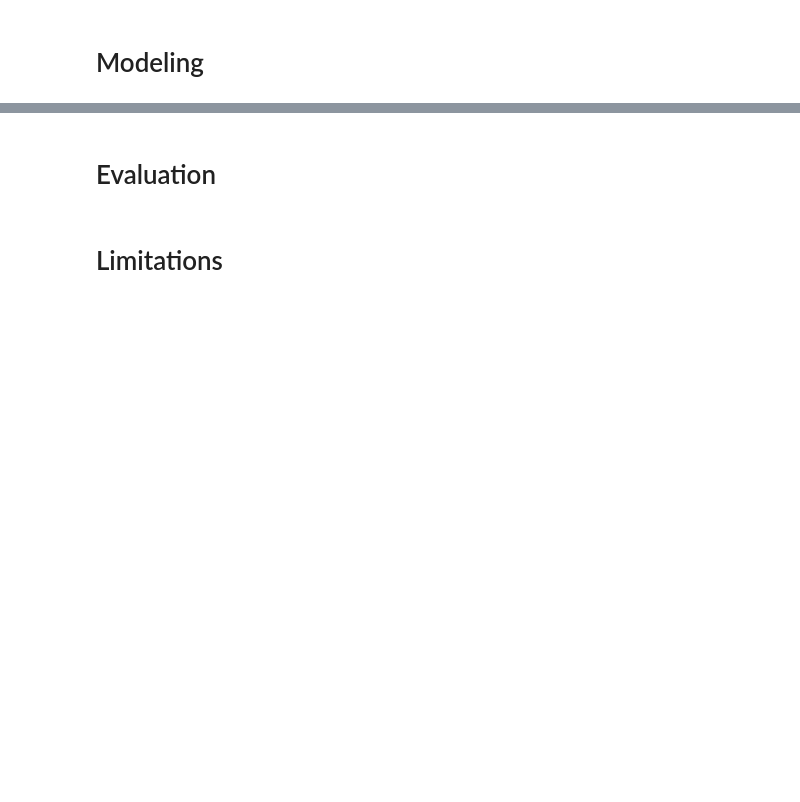
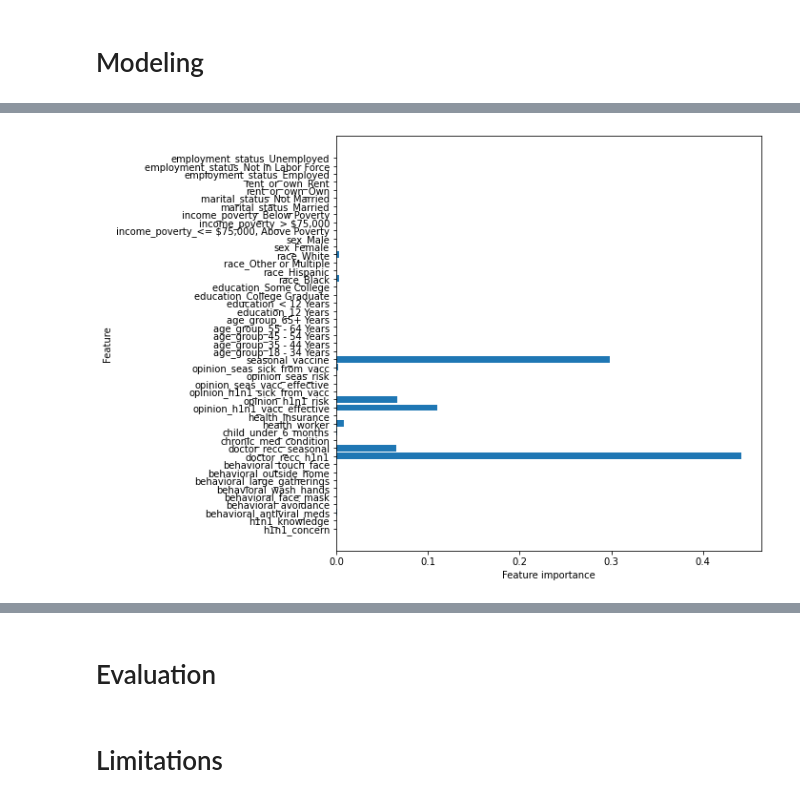
Before and after one commit to lpb3393/predict-flu-vaccine, a Jupyter notebook: predict-flu-vaccines.ipynb, the cells around one changed output, grey strips where cells are left out. Cells and saved outputs as stored; diff of their text form; code cells hidden in the pictures; blank space fills up the shorter version.

```diff
--- a/predict-flu-vaccines.ipynb
+++ b/predict-flu-vaccines.ipynb
@@ -8,0 +194,2 @@
+# %%
+df = df.fillna(df.mode().iloc[0])
@@ -8,0 +216,5 @@
+# %%
+X = df.drop("h1n1_vaccine", axis=1)
+y = df["h1n1_vaccine"]
+
+X
@@ -9,2 +236,7 @@
+# %%
+X_train, X_test, y_train, y_test = train_test_split(X, y, test_size = 0.25, random_state=123)
 # %% [markdown]
 # Modeling
+# %%
+tree_baseline = DecisionTreeClassifier(criterion='gini', max_depth=5)
+tree_baseline.fit(X_train, y_train)
@@ -10,0 +258,12 @@
+# %%
+def plot_feature_importances(model):
+    n_features = X_train.shape[1]
+    plt.figure(figsize=(8,8))
+    plt.barh(range(n_features), model.feature_importances_, align='center')
+    plt.yticks(np.arange(n_features), X_train.columns.values)
+    plt.xlabel('Feature importance')
+    plt.ylabel('Feature')
+
+plot_feature_importances(tree_baseline)
+# %% [output]
+[figure, added]
```
Also changed, not shown: parts of 26 cells of this notebook.
